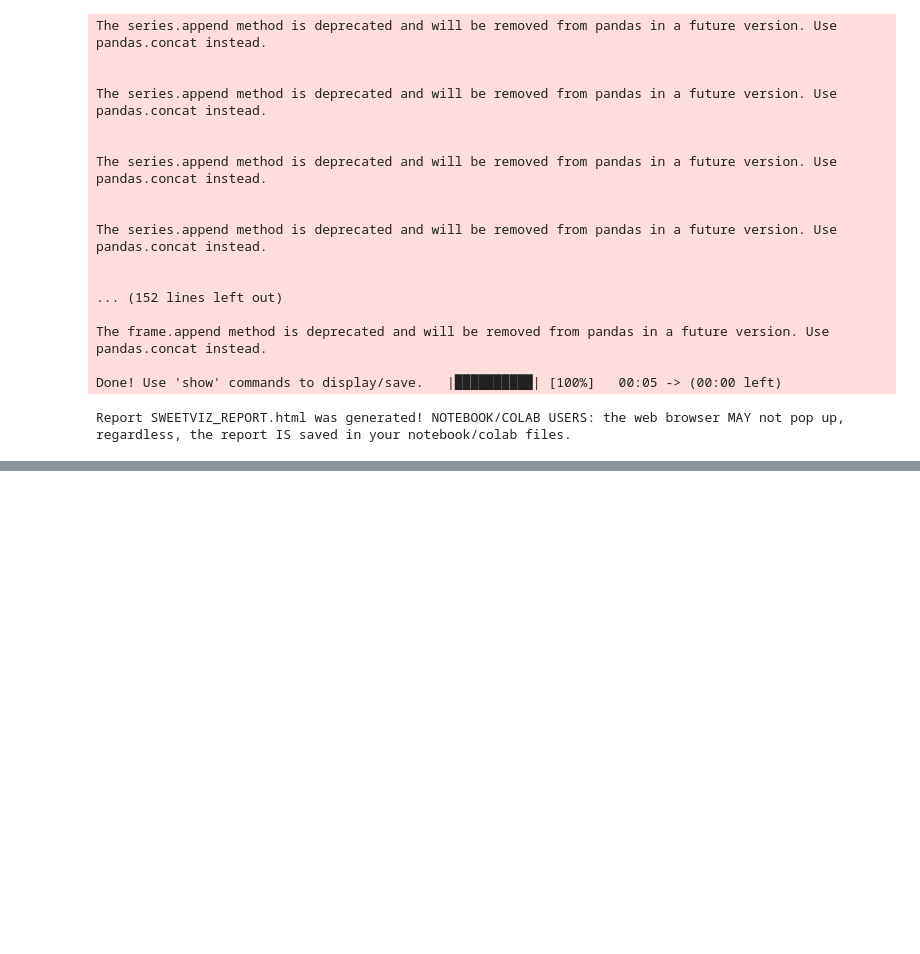
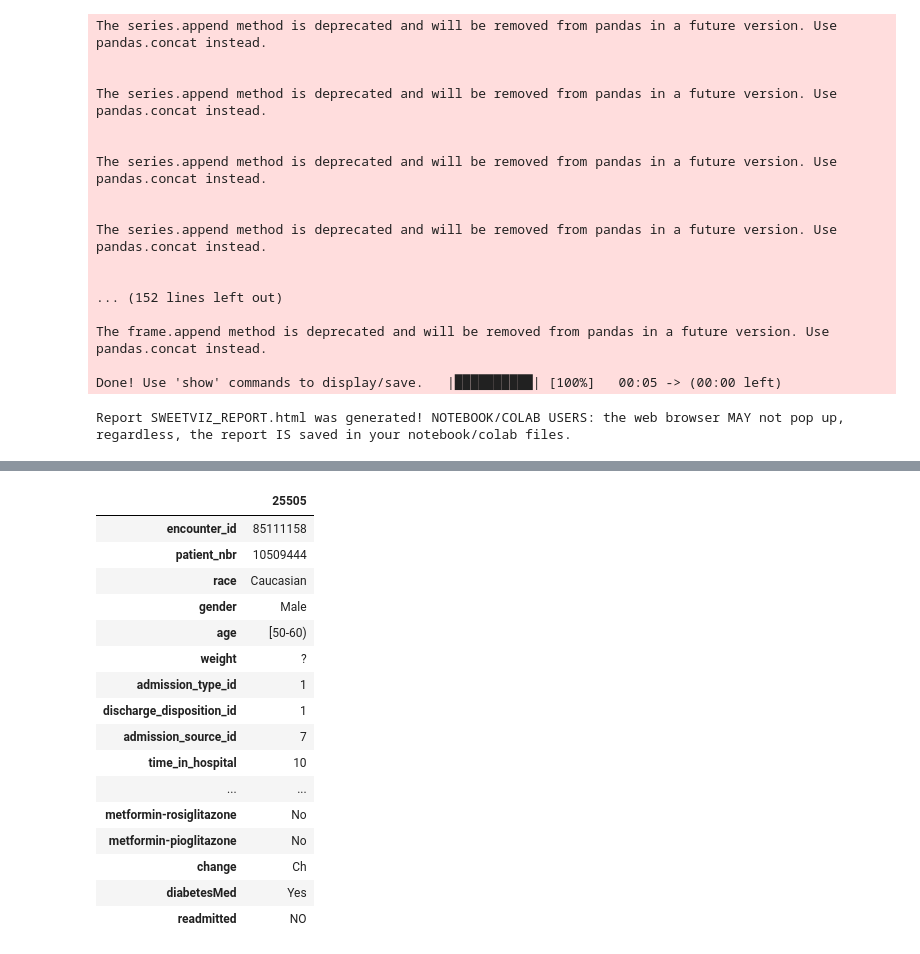
Before and after one commit to skpai/FairnessinAl, a Jupyter notebook: Fairness_in_AI.ipynb, the cells around one changed output, grey strips where cells are left out. Saved outputs shown, nothing was run; the diff lists cells and outputs as text; code cells hidden in the pictures; blank space fills up the shorter version.

```diff
--- a/Fairness_in_AI.ipynb
+++ b/Fairness_in_AI.ipynb
@@ -55,0 +84,20 @@ Report SWEETVIZ_REPORT.html was generated! NOTEBOOK/COLAB USERS: the web browser
+# %%
+data.sample().T
+# %% [output]
+|  | 25505 |
+| encounter_id | 85111158 |
+| patient_nbr | 10509444 |
+| race | Caucasian |
+| gender | Male |
+| age | [50-60) |
+| weight | ? |
+| admission_type_id | 1 |
+| discharge_disposition_id | 1 |
+| admission_source_id | 7 |
+| time_in_hospital | 10 |
+| ... | ... |
+| metformin-rosiglitazone | No |
+| metformin-pioglitazone | No |
+| change | Ch |
+| diabetesMed | Yes |
+| readmitted | NO |
```
Also changed, not shown: parts of 13 cells of this notebook, 1 other file.
